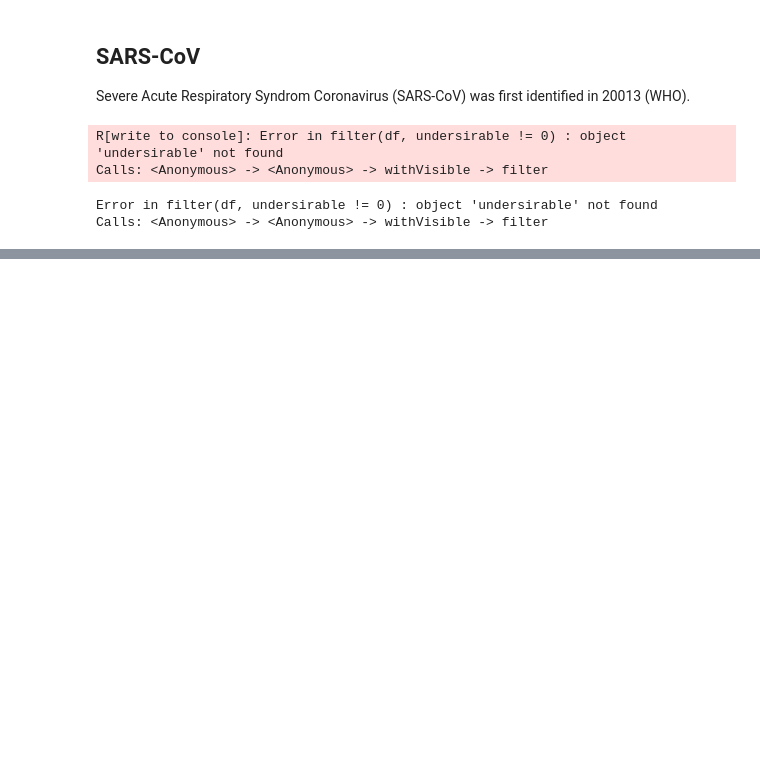
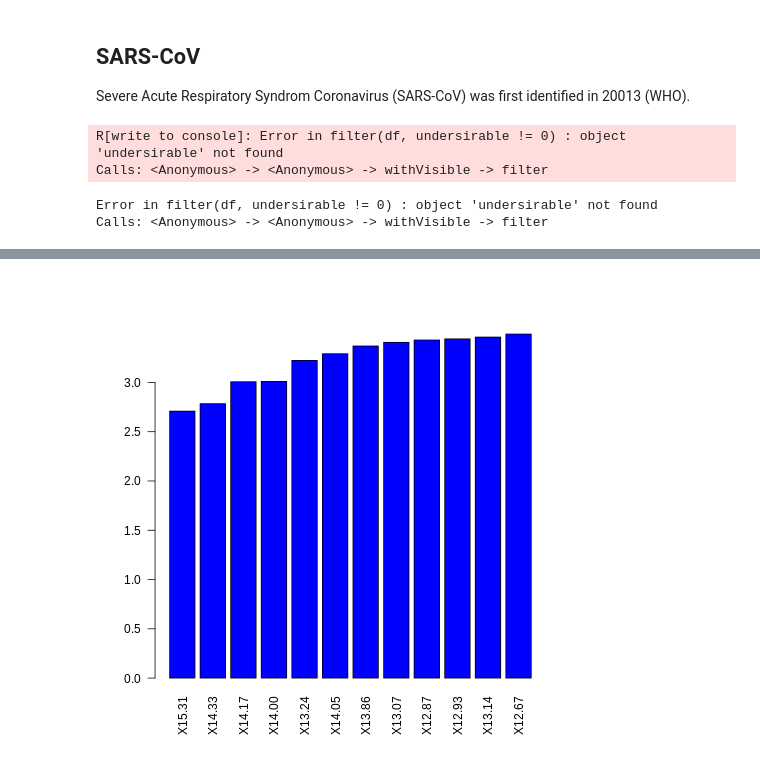
Before and after one commit to cindykhris/SummerInternship2020, a Jupyter notebook: SummerInternship2020.ipynb, the cells around one changed output, grey strips where cells are left out. Saved outputs shown, nothing was run; the diff lists cells and outputs as text; code cells hidden in the pictures; blank space fills up the shorter version.

```diff
--- a/SummerInternship2020.ipynb
+++ b/SummerInternship2020.ipynb
@@ -119,0 +150,5 @@ hist(logdata, col='magenta')
+# %%
+%%R
+barplot(sort(logdata[100,]), col = "blue", main = ColNames1[2], font.axis=1, cex.axis=1, las=2)
+# %% [output]
+[figure, added]
```
Also changed, not shown: parts of 8 cells of this notebook.
